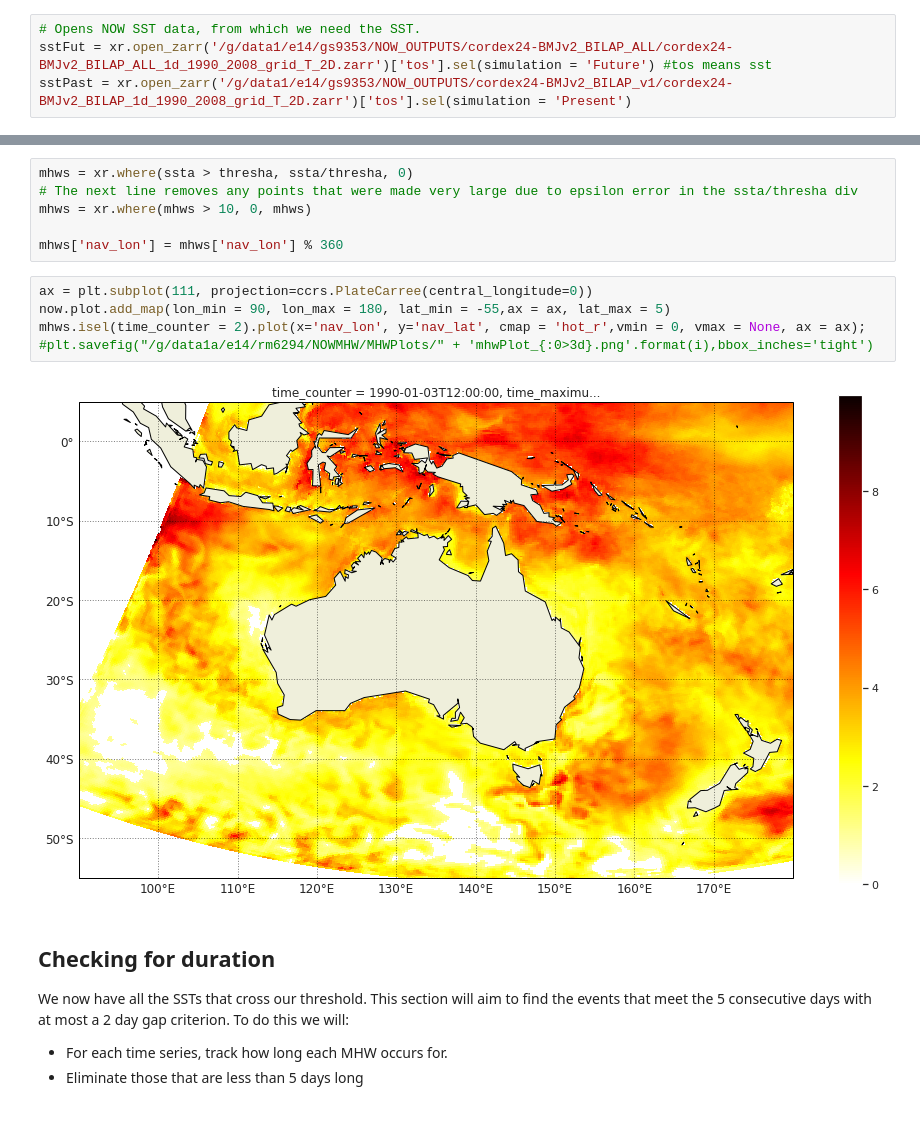
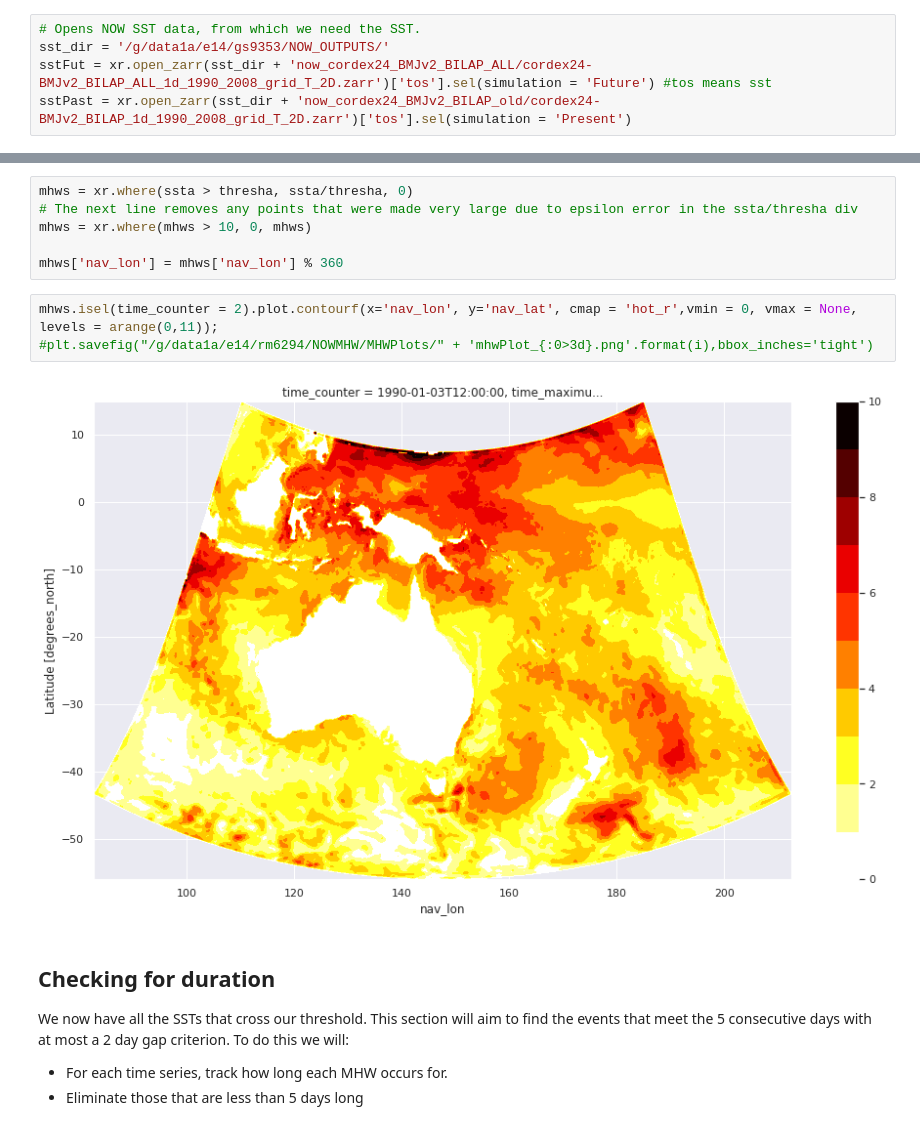
Before and after one commit to ritwik1111/MHW, a Jupyter notebook: Projects/MHW/MHW_Detection.ipynb, the cells around one changed output, grey strips where cells are left out. Cells and saved outputs as stored; diff of their text form.

Commit message:
* Changed plots to be more consistent and started using cmclimate for colourmaps * MHW_Detection not working for comparing future MHWs to past Climatology.   Not sure why.

```diff
--- a/Projects/MHW/MHW_Detection.ipynb
+++ b/Projects/MHW/MHW_Detection.ipynb
@@ -39,8 +43,9 @@ fThresh = xr.open_dataarray(localDir + 'futureThreshRep.nc')
 fClim = xr.open_dataarray(localDir + 'futureClimRep.nc')
 # %%
 # Opens NOW SST data, from which we need the SST.
-sstFut = xr.open_zarr('/g/data1/e14/gs9353/NOW_OUTPUTS/cordex24-BMJv2_BILAP_ALL/cordex24-BMJv2_BILAP_ALL_1d_1990_2008_grid_T_2D.zarr')['tos'].sel(simulation = 'Future') #tos means sst
-sstPast = xr.open_zarr('/g/data1/e14/gs9353/NOW_OUTPUTS/cordex24-BMJv2_BILAP_v1/cordex24-BMJv2_BILAP_1d_1990_2008_grid_T_2D.zarr')['tos'].sel(simulation = 'Present')
+sst_dir = '/g/data1a/e14/gs9353/NOW_OUTPUTS/'
+sstFut = xr.open_zarr(sst_dir + 'now_cordex24_BMJv2_BILAP_ALL/cordex24-BMJv2_BILAP_ALL_1d_1990_2008_grid_T_2D.zarr')['tos'].sel(simulation = 'Future') #tos means sst
+sstPast = xr.open_zarr(sst_dir + 'now_cordex24_BMJv2_BILAP_old/cordex24-BMJv2_BILAP_1d_1990_2008_grid_T_2D.zarr')['tos'].sel(simulation = 'Present')
 # %% [markdown]
 ## Looking for MHW
 The method we will be using to identify MHW is to:
@@ -67,12 +72,10 @@ mhws = xr.where(mhws > 10, 0, mhws)
 
 mhws['nav_lon'] = mhws['nav_lon'] % 360
 # %%
-ax = plt.subplot(111, projection=ccrs.PlateCarree(central_longitude=0))
-now.plot.add_map(lon_min = 90, lon_max = 180, lat_min = -55,ax = ax, lat_max = 5)
-mhws.isel(time_counter = 2).plot(x='nav_lon', y='nav_lat', cmap = 'hot_r',vmin = 0, vmax = None, ax = ax);
+mhws.isel(time_counter = 2).plot.contourf(x='nav_lon', y='nav_lat', cmap = 'hot_r',vmin = 0, vmax = None, levels = arange(0,11));
 #plt.savefig("/g/data1a/e14/rm6294/NOWMHW/MHWPlots/" + 'mhwPlot_{:0>3d}.png'.format(i),bbox_inches='tight')
 # %% [output]
-[figure, old version]
+[figure, new version]
 # %% [markdown]
 ## Checking for duration
 We now have all the SSTs that cross our threshold. This section will aim to find the events that meet the 5 consecutive days with at most a 2 day gap criterion. To do this we will:
```
Also changed, not shown: parts of 10 cells of this notebook, 2 other files.
